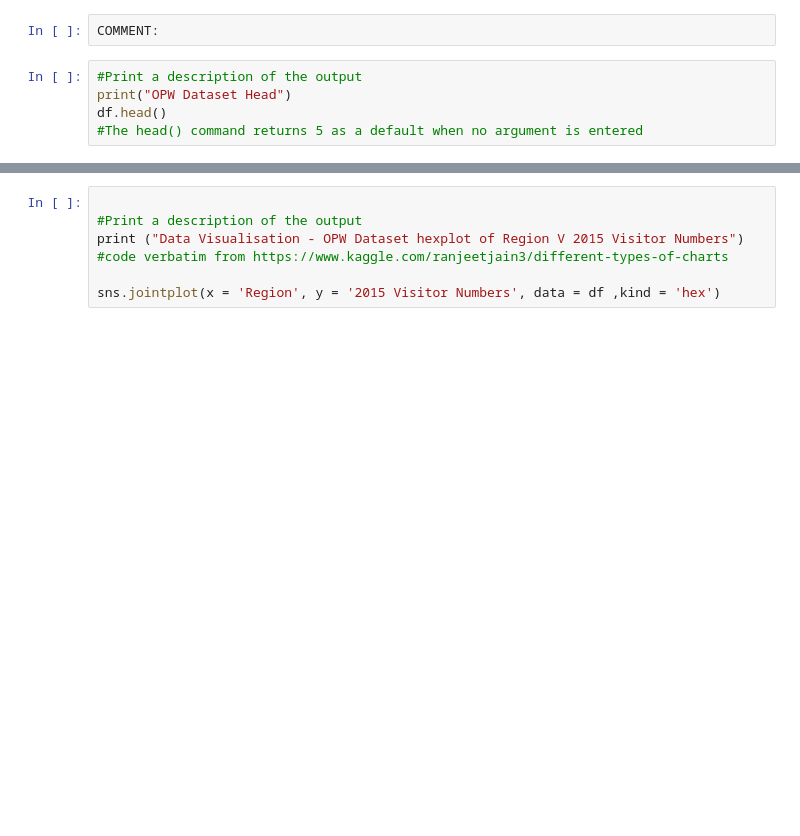
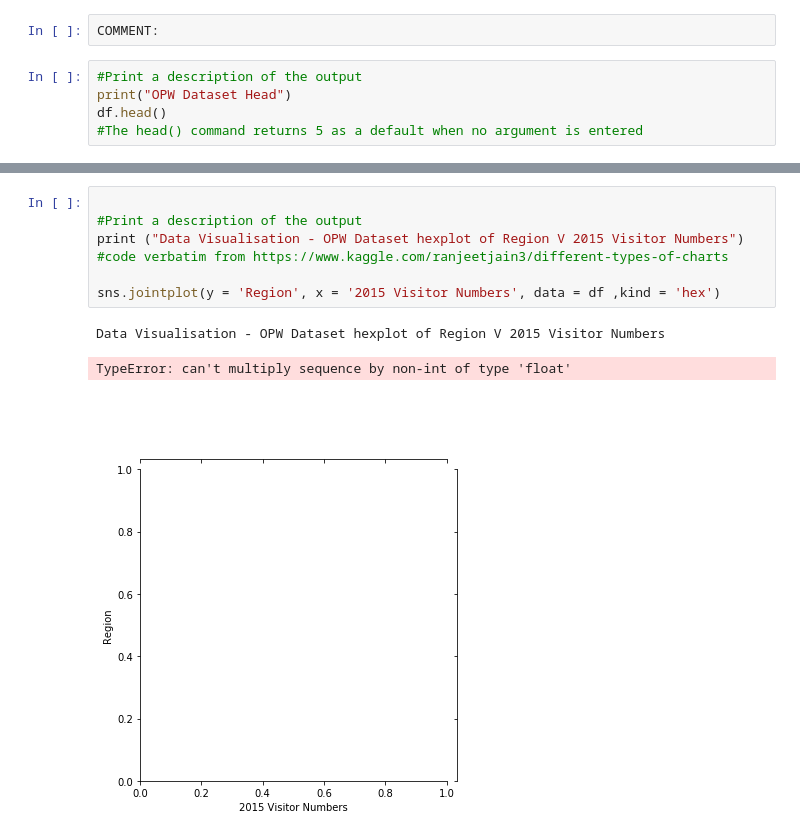
Before and after one commit to ClodaghMurphy/ProgDA_ProjectDec2019, a Jupyter notebook: ProgDA_ProjectDec2019.ipynb, the cells around one changed output, grey strips where cells are left out. Cells and saved outputs as stored; diff of their text form; blank space fills up the shorter version.

```diff
--- a/ProgDA_ProjectDec2019.ipynb
+++ b/ProgDA_ProjectDec2019.ipynb
@@ -291,7 +206,11 @@ df.loc[df.loc[:, 'Region'] == 'West']
 # %%
 
 #Print a description of the output
 print ("Data Visualisation - OPW Dataset hexplot of Region V 2015 Visitor Numbers")
 #code verbatim from https://www.kaggle.com/ranjeetjain3/different-types-of-charts
 
-sns.jointplot(x = 'Region', y = '2015 Visitor Numbers', data = df ,kind = 'hex')
+sns.jointplot(y = 'Region', x = '2015 Visitor Numbers', data = df ,kind = 'hex')
+# %% [output]
+Data Visualisation - OPW Dataset hexplot of Region V 2015 Visitor Numbers
+TypeError: can't multiply sequence by non-int of type 'float'
+[figure, added]
```
Also changed, not shown: parts of 25 cells of this notebook, 2 other files.
